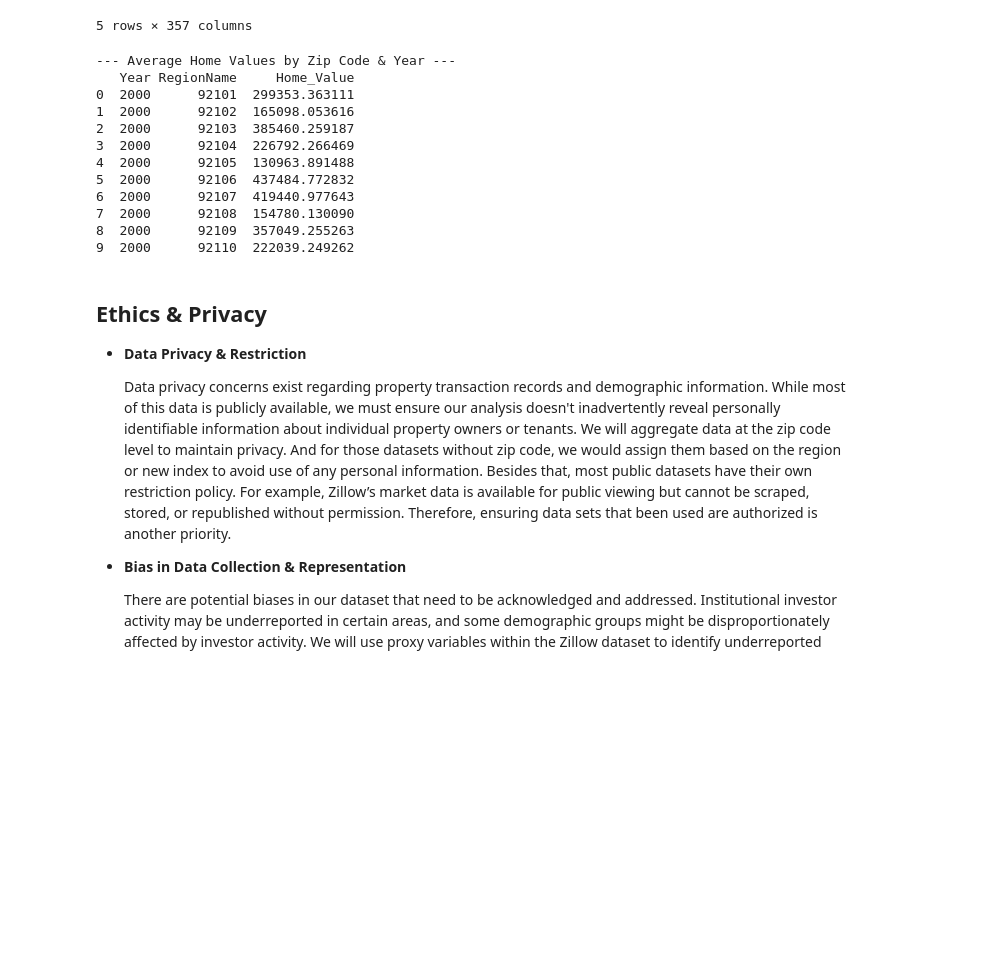
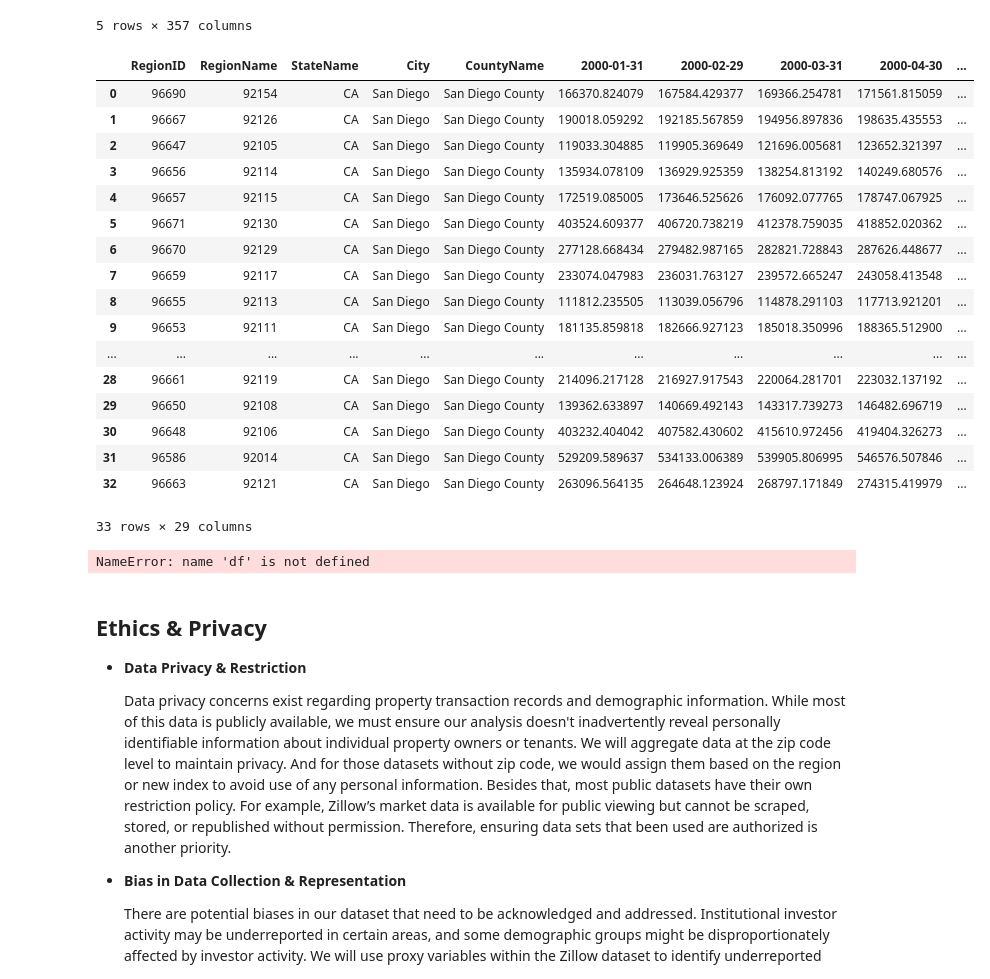
Before and after one commit to rangelrichard/investor_impact, a Jupyter notebook: DataCheckpoint_Group171_WI25.ipynb, the cells around one changed output. Cells and saved outputs as stored; diff of their text form; code cells hidden in the pictures; blank space fills up the shorter version.

Commit message:
zillow data filter

```diff
--- a/DataCheckpoint_Group171_WI25.ipynb
+++ b/DataCheckpoint_Group171_WI25.ipynb
@@ -102,3 +102,32 @@ df.head(5)
 | 3 | 62080 | 4 | 11368 | zip | NY | NY | New York | New York-Newark-Jersey City, NY-N... | Queens County | ... |
 | 4 | 91733 | 5 | 77084 | zip | TX | TX | Houston | Houston-The Woodlands-Sugar Land, TX | Harris County | ... |
 5 rows × 357 columns
+# %%
+# Filter for San Diego city and in California only
+zillow = df[(df["City"] == "San Diego") & (df["StateName"] == "CA")]
+# Keep only columns for 2000 to 2024
+date_columns = [col for col in zillow.columns if col.startswith(("2000", "2024"))]
+columns_to_keep = ["RegionID", "RegionName", "StateName", "City", "CountyName"] + date_columns
+zillow = zillow[columns_to_keep]
+zillow = zillow.reset_index(drop=True)
+
+zillow
+# %% [output]
+|  | RegionID | RegionName | StateName | City | CountyName | 2000-01-31 | 2000-02-29 | 2000-03-31 | 2000-04-30 | ... |
+| 0 | 96690 | 92154 | CA | San Diego | San Diego County | 166370.824079 | 167584.429377 | 169366.254781 | 171561.815059 | ... |
+| 1 | 96667 | 92126 | CA | San Diego | San Diego County | 190018.059292 | 192185.567859 | 194956.897836 | 198635.435553 | ... |
+| 2 | 96647 | 92105 | CA | San Diego | San Diego County | 119033.304885 | 119905.369649 | 121696.005681 | 123652.321397 | ... |
+| 3 | 96656 | 92114 | CA | San Diego | San Diego County | 135934.078109 | 136929.925359 | 138254.813192 | 140249.680576 | ... |
+| 4 | 96657 | 92115 | CA | San Diego | San Diego County | 172519.085005 | 173646.525626 | 176092.077765 | 178747.067925 | ... |
+| 5 | 96671 | 92130 | CA | San Diego | San Diego County | 403524.609377 | 406720.738219 | 412378.759035 | 418852.020362 | ... |
+| 6 | 96670 | 92129 | CA | San Diego | San Diego County | 277128.668434 | 279482.987165 | 282821.728843 | 287626.448677 | ... |
+| 7 | 96659 | 92117 | CA | San Diego | San Diego County | 233074.047983 | 236031.763127 | 239572.665247 | 243058.413548 | ... |
+| 8 | 96655 | 92113 | CA | San Diego | San Diego County | 111812.235505 | 113039.056796 | 114878.291103 | 117713.921201 | ... |
+| 9 | 96653 | 92111 | CA | San Diego | San Diego County | 181135.859818 | 182666.927123 | 185018.350996 | 188365.512900 | ... |
+| ... | ... | ... | ... | ... | ... | ... | ... | ... | ... | ... |
+| 28 | 96661 | 92119 | CA | San Diego | San Diego County | 214096.217128 | 216927.917543 | 220064.281701 | 223032.137192 | ... |
+| 29 | 96650 | 92108 | CA | San Diego | San Diego County | 139362.633897 | 140669.492143 | 143317.739273 | 146482.696719 | ... |
+| 30 | 96648 | 92106 | CA | San Diego | San Diego County | 403232.404042 | 407582.430602 | 415610.972456 | 419404.326273 | ... |
+| 31 | 96586 | 92014 | CA | San Diego | San Diego County | 529209.589637 | 534133.006389 | 539905.806995 | 546576.507846 | ... |
+| 32 | 96663 | 92121 | CA | San Diego | San Diego County | 263096.564135 | 264648.123924 | 268797.171849 | 274315.419979 | ... |
+33 rows × 29 columns
@@ -138,21 +177,10 @@ df_grouped = df_long.copy()
 df_grouped["Year"] = df_grouped["Month"].dt.year  # Extract year
 df_grouped = df_grouped.groupby(["Year", "RegionName"])["Home_Value"].mean().reset_index()
 
-print("\n--- Average Home Values by Zip Code & Year ---")
+print("\n--- Average Home Values by Zip Code & From 2000 to 2024 ---")
 print(df_grouped.head(10))
 # %% [output]
---- Average Home Values by Zip Code & Year ---
-   Year RegionName     Home_Value
-0  2000      92101  299353.363111
-1  2000      92102  165098.053616
-2  2000      92103  385460.259187
-3  2000      92104  226792.266469
-4  2000      92105  130963.891488
-5  2000      92106  437484.772832
-6  2000      92107  419440.977643
-7  2000      92108  154780.130090
-8  2000      92109  357049.255263
-9  2000      92110  222039.249262
+NameError: name 'df' is not defined
 # %% [markdown]
 ## Ethics & Privacy
 - **Data Privacy & Restriction**
```
Also changed, not shown: parts of 1 cell of this notebook.
